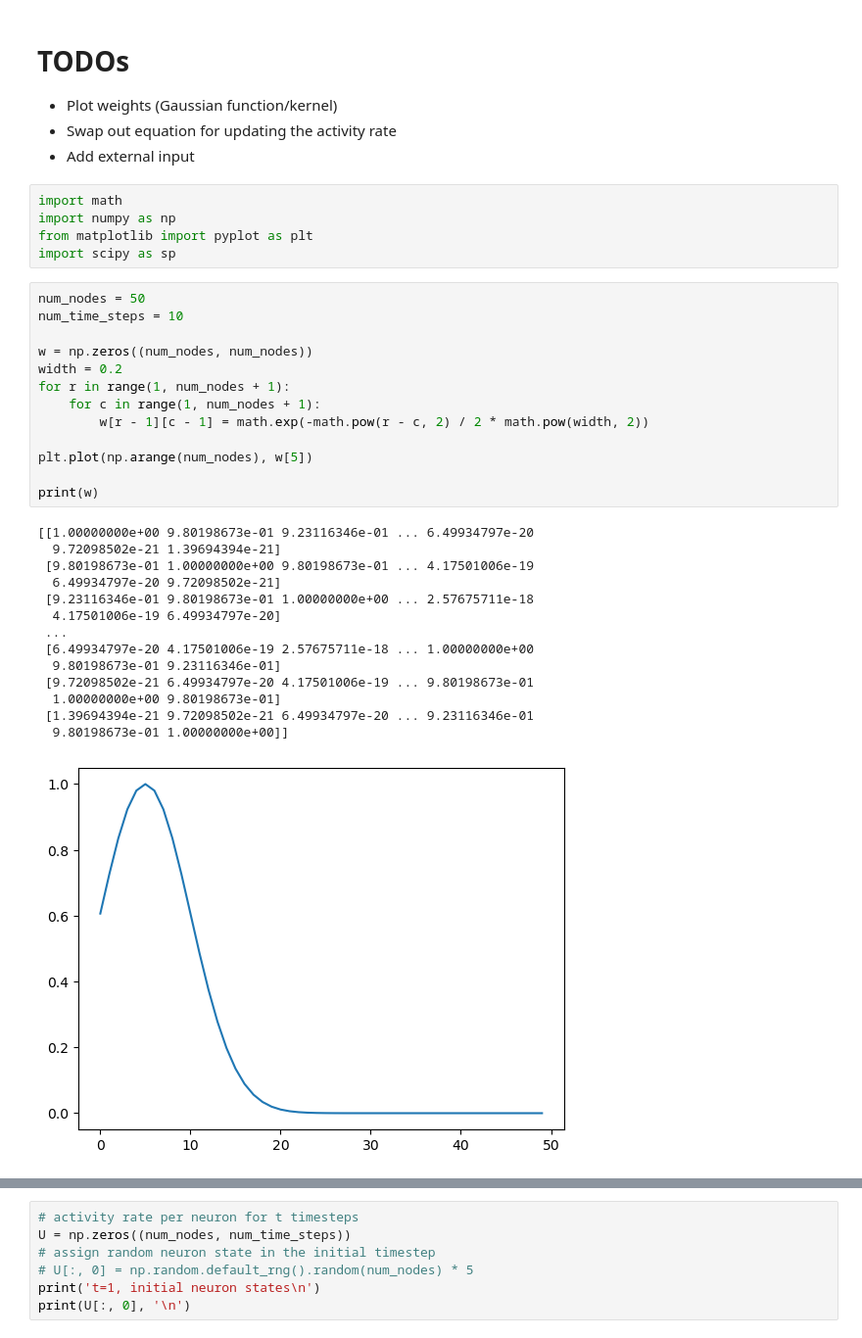
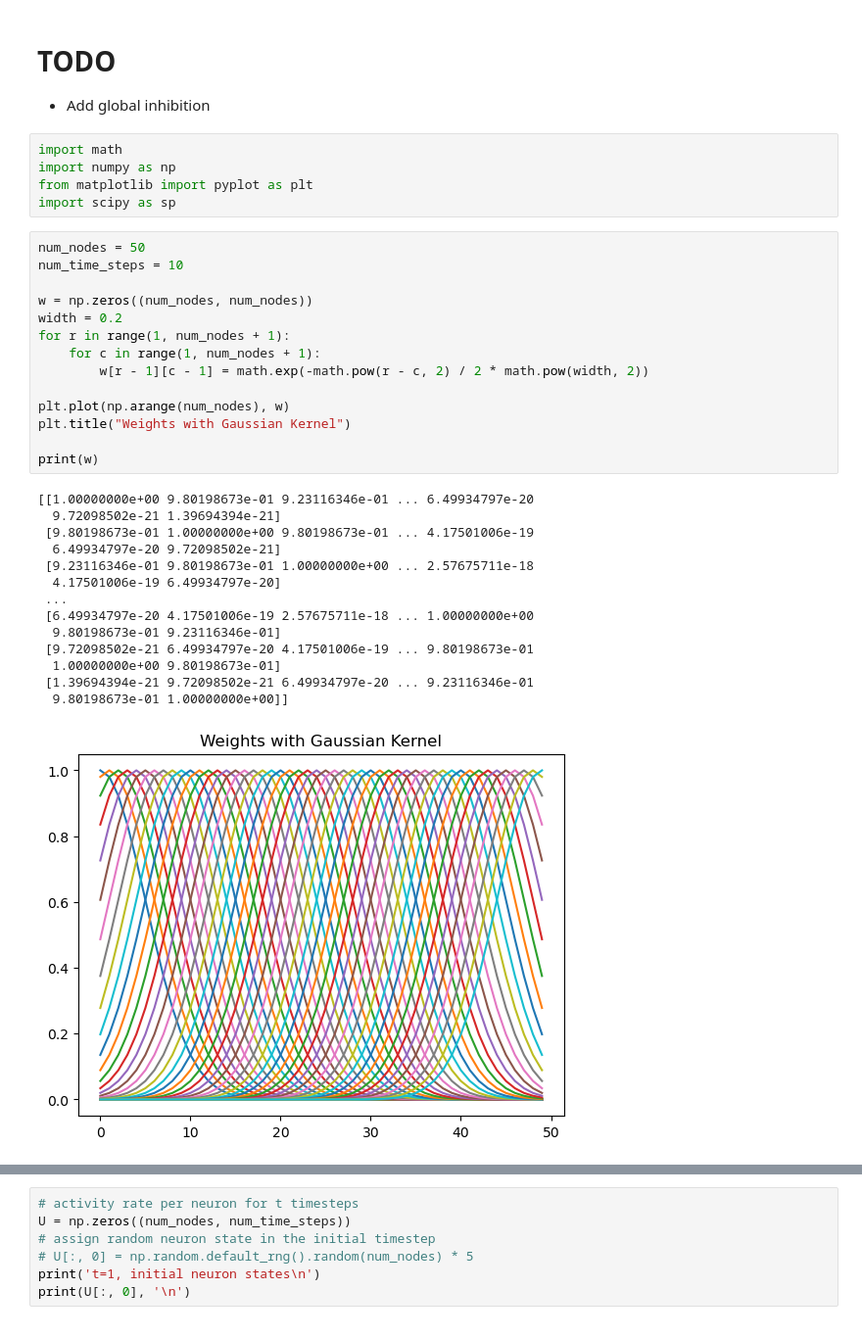
Before and after one commit to michealrm/Trappenberg_CAAN, a Jupyter notebook: caan_simulation.ipynb, the cells around one changed output, grey strips where cells are left out. Shown: that part at 98% size. Cells and saved outputs as stored; diff of their text form.

```diff
--- a/caan_simulation.ipynb
+++ b/caan_simulation.ipynb
@@ -1,8 +1,6 @@
-# %% [markdown]
-# TODOs
-* Plot weights (Gaussian function/kernel)
-* Swap out equation for updating the activity rate
-* Add external input
+# %% [markdown]
+# TODO
+* Add global inhibition
 # %%
 import math
 import numpy as np
@@ -11,28 +9,29 @@ import scipy as sp
 # %%
 num_nodes = 50
 num_time_steps = 10
 
 w = np.zeros((num_nodes, num_nodes))
 width = 0.2
 for r in range(1, num_nodes + 1):
     for c in range(1, num_nodes + 1):
         w[r - 1][c - 1] = math.exp(-math.pow(r - c, 2) / 2 * math.pow(width, 2))
 
-plt.plot(np.arange(num_nodes), w[5])
+plt.plot(np.arange(num_nodes), w)
+plt.title("Weights with Gaussian Kernel")
 
 print(w)
 # %% [output]
 [[1.00000000e+00 9.80198673e-01 9.23116346e-01 ... 6.49934797e-20
   9.72098502e-21 1.39694394e-21]
  [9.80198673e-01 1.00000000e+00 9.80198673e-01 ... 4.17501006e-19
   6.49934797e-20 9.72098502e-21]
  [9.23116346e-01 9.80198673e-01 1.00000000e+00 ... 2.57675711e-18
   4.17501006e-19 6.49934797e-20]
  ...
  [6.49934797e-20 4.17501006e-19 2.57675711e-18 ... 1.00000000e+00
   9.80198673e-01 9.23116346e-01]
  [9.72098502e-21 6.49934797e-20 4.17501006e-19 ... 9.80198673e-01
   1.00000000e+00 9.80198673e-01]
  [1.39694394e-21 9.72098502e-21 6.49934797e-20 ... 9.23116346e-01
   9.80198673e-01 1.00000000e+00]]
-[figure, old version]
+[figure, new version]
```
Also changed, not shown: parts of 5 cells of this notebook.
